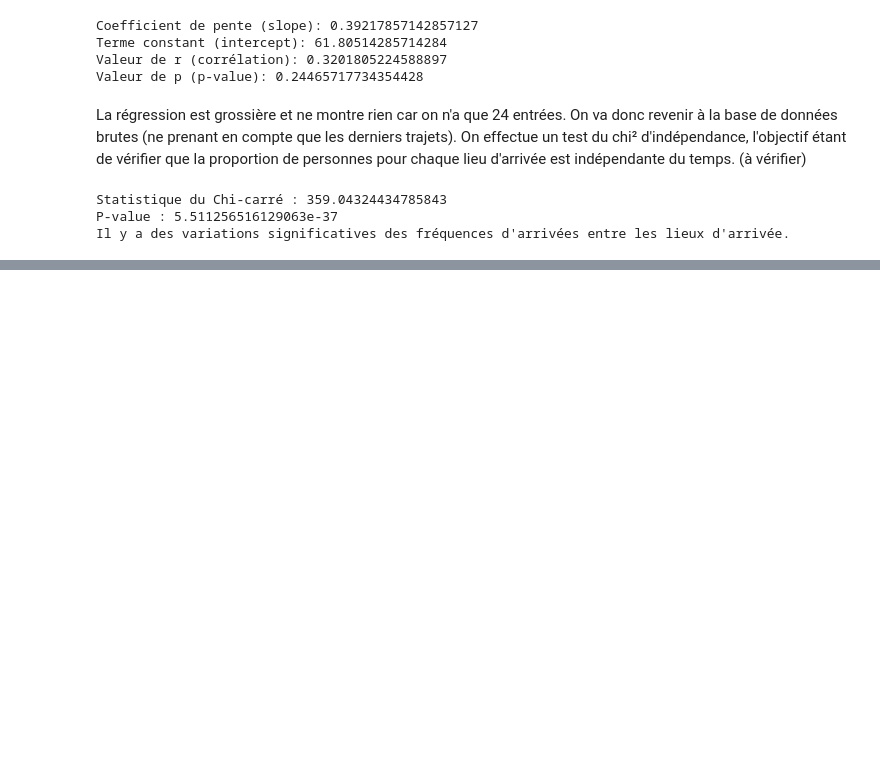
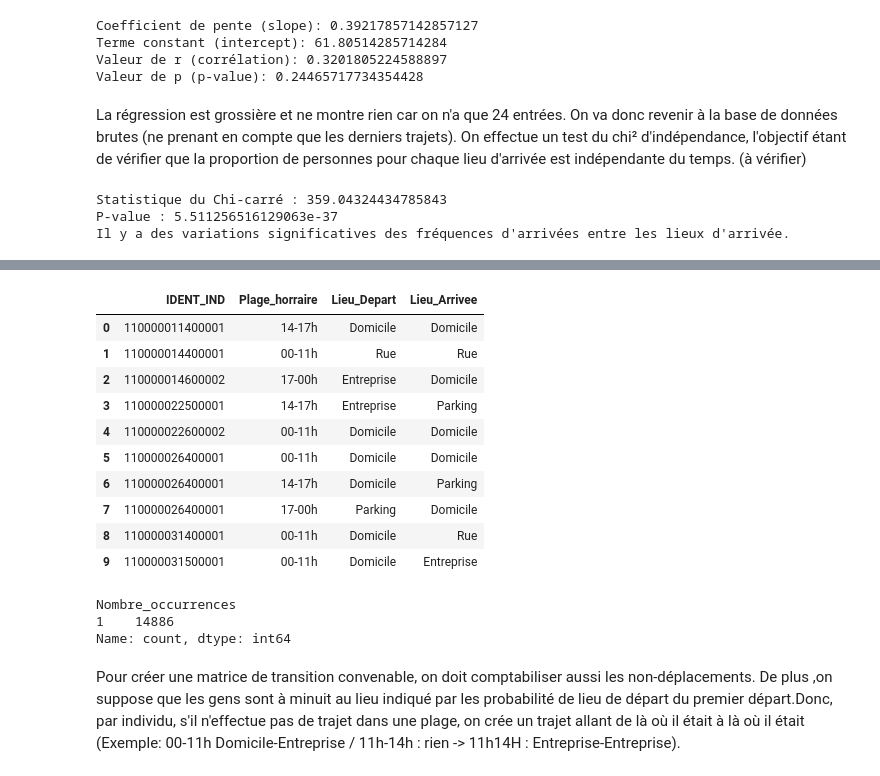
Before and after one commit to kilianguillon/Projet_statapp, a Jupyter notebook: script_main.ipynb, the cells around one changed output, grey strips where cells are left out. Saved outputs shown, nothing was run; the diff lists cells and outputs as text; code cells hidden in the pictures; blank space fills up the shorter version.

```diff
--- a/script_main.ipynb
+++ b/script_main.ipynb
@@ -330,0 +457,34 @@ Il y a des variations significatives des fréquences d'arrivées entre les lieux
+# %%
+EMP_temp=EMP[EMP['Nombre_occurrences_plage'] > 1]
+
+# Grouper par "IDENT_IND" et "Plage_horraire" et appliquer une fonction qui le premier Lieu_Depart et le dernier Lieu_Arrivee
+EMP_temp = EMP_temp.groupby(["IDENT_IND", "Plage_horraire"]).apply(lambda x: x.sort_values(by="HEURE_ARRIVEE")).reset_index(drop=True)
+EMP_temp = EMP_temp.groupby(["IDENT_IND", "Plage_horraire"]).agg({'Lieu_Depart': 'first', 'Lieu_Arrivee': 'last'}).reset_index()
+
+EMP_temp= EMP_temp[["IDENT_IND","Plage_horraire","Lieu_Depart","Lieu_Arrivee"]]
+# %%
+EMP_temp.head(10)
+# %% [output]
+|  | IDENT_IND | Plage_horraire | Lieu_Depart | Lieu_Arrivee |
+| 0 | 110000011400001 | 14-17h | Domicile | Domicile |
+| 1 | 110000014400001 | 00-11h | Rue | Rue |
+| 2 | 110000014600002 | 17-00h | Entreprise | Domicile |
+| 3 | 110000022500001 | 14-17h | Entreprise | Parking |
+| 4 | 110000022600002 | 00-11h | Domicile | Domicile |
+| 5 | 110000026400001 | 00-11h | Domicile | Domicile |
+| 6 | 110000026400001 | 14-17h | Domicile | Parking |
+| 7 | 110000026400001 | 17-00h | Parking | Domicile |
+| 8 | 110000031400001 | 00-11h | Domicile | Rue |
+| 9 | 110000031500001 | 00-11h | Domicile | Entreprise |
+# %%
+#On concatène les deux bases créées
+EMP_plage2 = pd.concat([EMP_plage, EMP_temp], ignore_index=True).sort_values(by="IDENT_IND").reset_index(drop=True)
+
+#Test validé :
+EMP_plage2.groupby(["IDENT_IND", "Plage_horraire"]).size().reset_index(name='Nombre_occurrences').value_counts('Nombre_occurrences')
+# %% [output]
+Nombre_occurrences
+1    14886
+Name: count, dtype: int64
+# %% [markdown]
+Pour créer une matrice de transition convenable, on doit comptabiliser aussi les non-déplacements. De plus ,on suppose que les gens sont à minuit au lieu indiqué par les probabilité de lieu de départ du premier départ.Donc, par individu, s'il n'effectue pas de trajet dans une plage, on crée un trajet allant de là où il était à là où il était (Exemple: 00-11h Domicile-Entreprise / 11h-14h : rien -> 11h14H : Entreprise-Entreprise).
```
Also changed, not shown: parts of 20 cells of this notebook.
